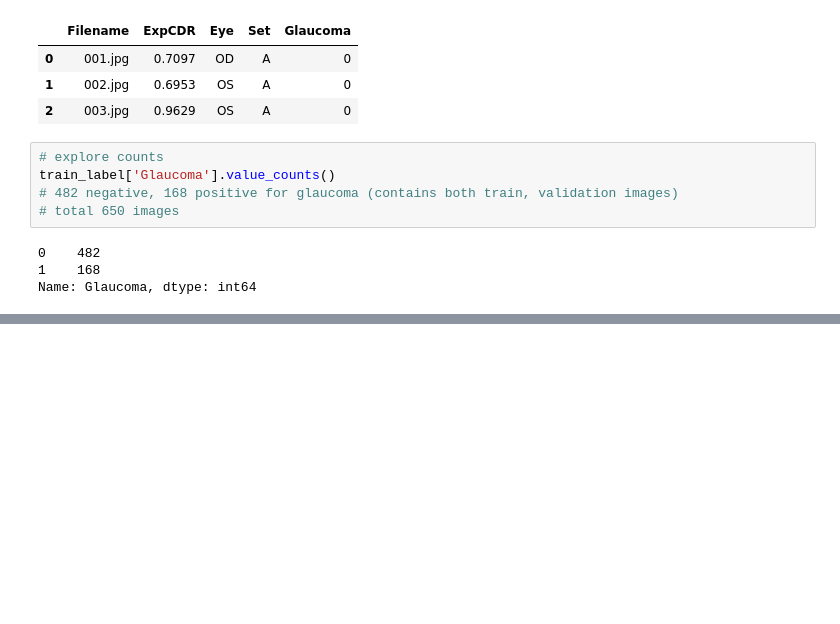
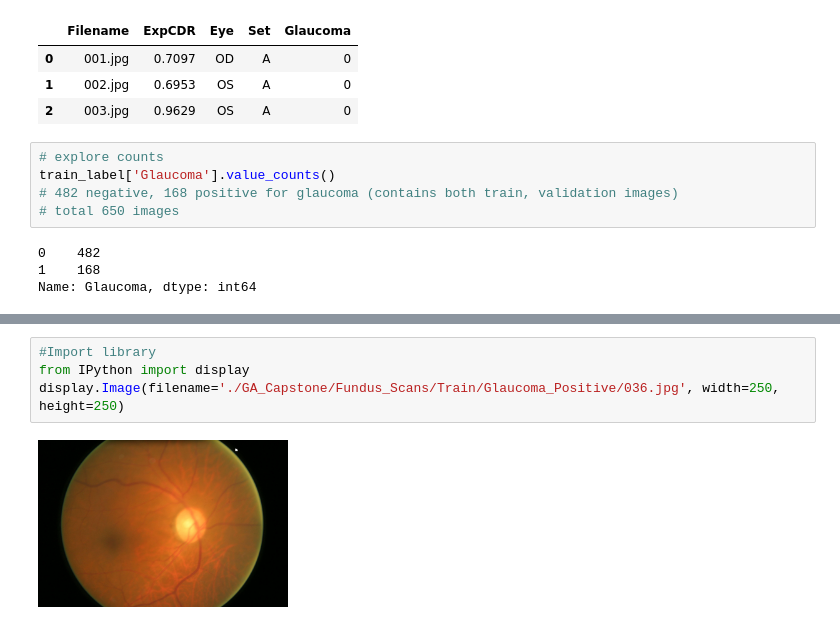
Before and after one commit to yxmauw/GA_Capstone, a Jupyter notebook: Capstone.ipynb, the cells around one changed output, grey strips where cells are left out. Cells and saved outputs as stored; diff of their text form; blank space fills up the shorter version.

```diff
--- a/Capstone.ipynb
+++ b/Capstone.ipynb
@@ -37,0 +52,6 @@ Name: Glaucoma, dtype: int64
+# %%
+#Import library
+from IPython import display
+display.Image(filename='./GA_Capstone/Fundus_Scans/Train/Glaucoma_Positive/036.jpg', width=250, height=250)
+# %% [output]
+[figure, added]
```
Also changed, not shown: parts of 1 cell of this notebook.
